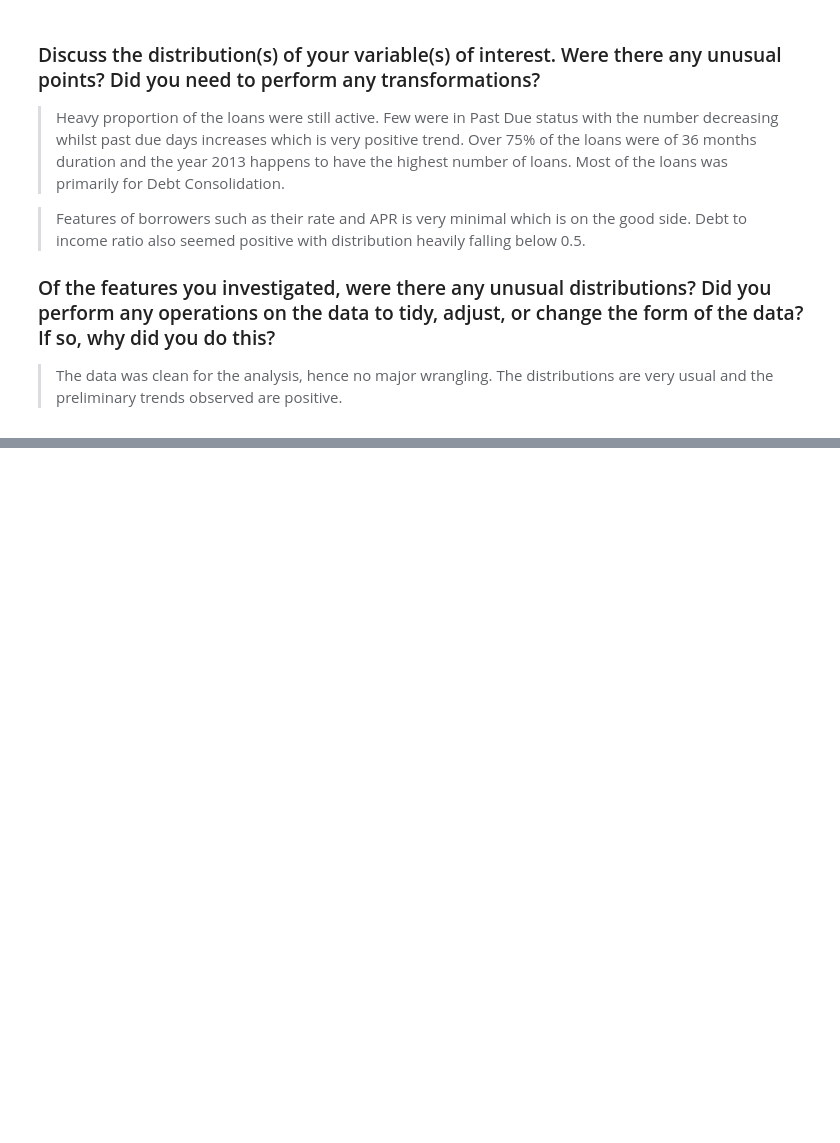
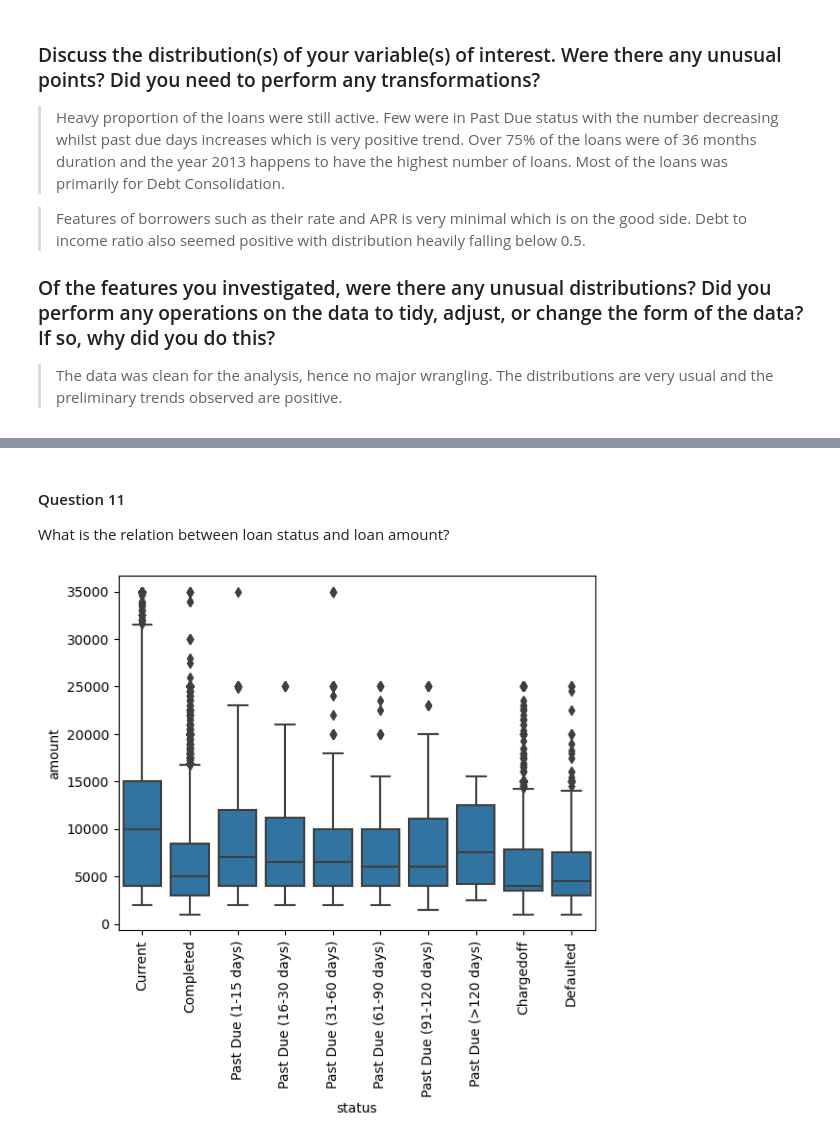
Before and after one commit to ampsboadu/loan_analysis, a Jupyter notebook: Part_I_exploration.ipynb, the cells around one changed output, grey strips where cells are left out. Saved outputs shown, nothing was run; the diff lists cells and outputs as text; code cells hidden in the pictures; blank space fills up the shorter version.

```diff
--- a/Part_I_exploration.ipynb
+++ b/Part_I_exploration.ipynb
@@ -588,0 +594,11 @@ Most of the loans happens to fall in the middle of the Ratings and the Score.
+# %% [markdown]
+#### Question 11
+
+What is the relation between loan status and loan amount?
+# %%
+# Plot of measure of Loan Amount against loan Status
+
+sb.boxplot(data = df, x = 'status', y = 'amount', color = default_color);
+plt.xticks(rotation = 90);
+# %% [output]
+[figure, added]
```
Also changed, not shown: parts of 15 cells of this notebook.
